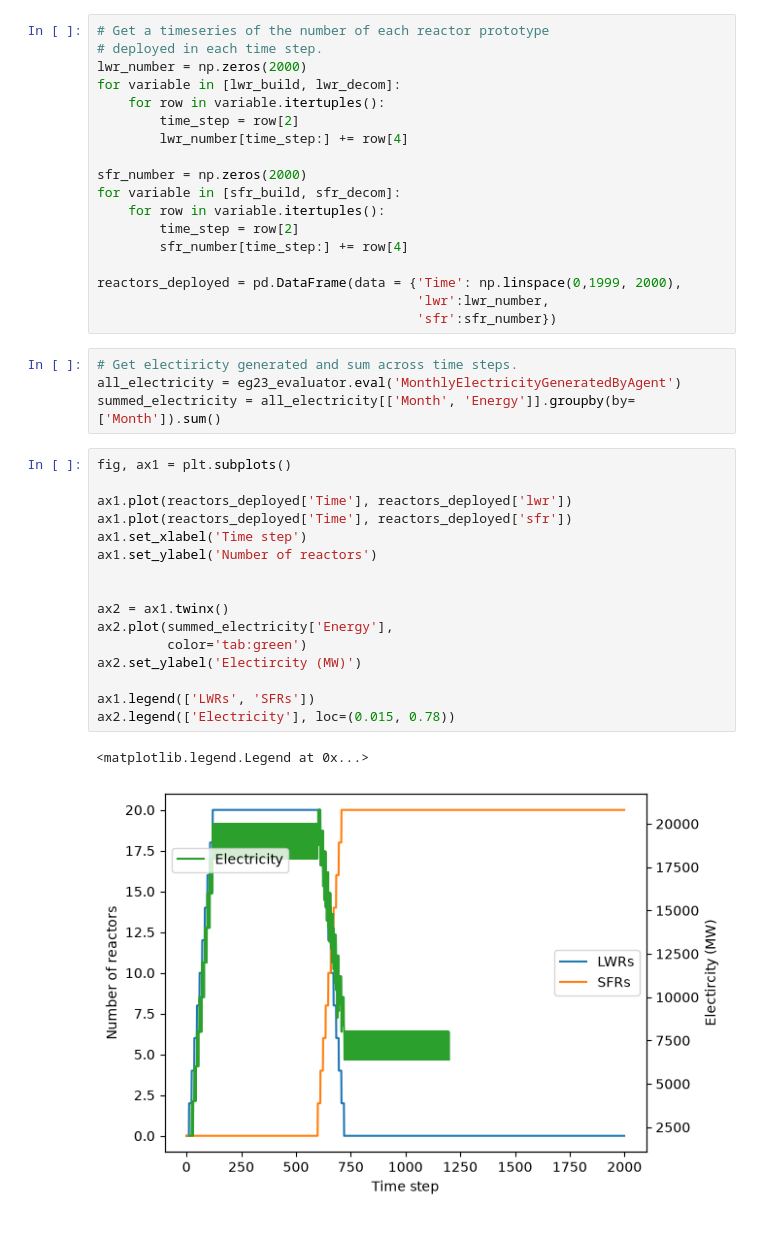
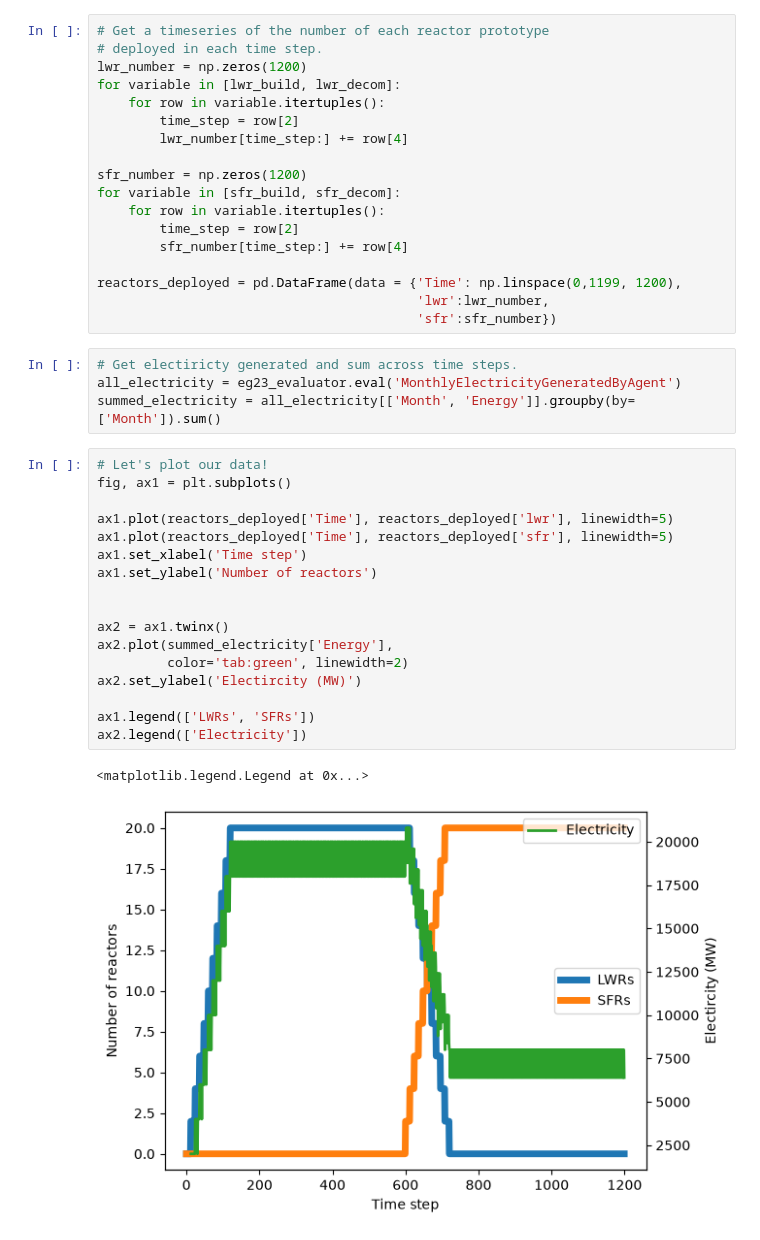
Before and after one commit to abachma2/Workshop-Codespace, a Jupyter notebook: examples/eg01-eg23.ipynb, the cells around one changed output. Saved outputs shown, nothing was run; the diff lists cells and outputs as text.

```diff
--- a/examples/eg01-eg23.ipynb
+++ b/examples/eg01-eg23.ipynb
@@ -76,19 +75,19 @@ sfr_decom['Count'] *= -1
 # %%
 # Get a timeseries of the number of each reactor prototype
 # deployed in each time step.
-lwr_number = np.zeros(2000)
+lwr_number = np.zeros(1200)
 for variable in [lwr_build, lwr_decom]:
     for row in variable.itertuples():
         time_step = row[2]
         lwr_number[time_step:] += row[4]
 
-sfr_number = np.zeros(2000)
+sfr_number = np.zeros(1200)
 for variable in [sfr_build, sfr_decom]:
     for row in variable.itertuples():
         time_step = row[2]
         sfr_number[time_step:] += row[4]
 
-reactors_deployed = pd.DataFrame(data = {'Time': np.linspace(0,1999, 2000),
+reactors_deployed = pd.DataFrame(data = {'Time': np.linspace(0,1199, 1200),
                                          'lwr':lwr_number,
                                          'sfr':sfr_number})
 # %%
@@ -96,24 +95,25 @@ reactors_deployed = pd.DataFrame(data = {'Time': np.linspace(0,1999, 2000),
 all_electricity = eg23_evaluator.eval('MonthlyElectricityGeneratedByAgent')
 summed_electricity = all_electricity[['Month', 'Energy']].groupby(by=['Month']).sum()
 # %%
+# Let's plot our data!
 fig, ax1 = plt.subplots()
 
-ax1.plot(reactors_deployed['Time'], reactors_deployed['lwr'])
-ax1.plot(reactors_deployed['Time'], reactors_deployed['sfr'])
+ax1.plot(reactors_deployed['Time'], reactors_deployed['lwr'], linewidth=5)
+ax1.plot(reactors_deployed['Time'], reactors_deployed['sfr'], linewidth=5)
 ax1.set_xlabel('Time step')
 ax1.set_ylabel('Number of reactors')
 
 
 ax2 = ax1.twinx()
 ax2.plot(summed_electricity['Energy'],
-         color='tab:green')
+         color='tab:green', linewidth=2)
 ax2.set_ylabel('Electircity (MW)')
 
 ax1.legend(['LWRs', 'SFRs'])
-ax2.legend(['Electricity'], loc=(0.015, 0.78))
+ax2.legend(['Electricity'])
 # %% [output]
 <matplotlib.legend.Legend at 0x...>
-[figure, old version]
+[figure, new version]
 # %% [markdown]
 ## Material transactions
 This section does analysis on the materials traded between
```
Also changed, not shown: parts of 5 cells of this notebook.
